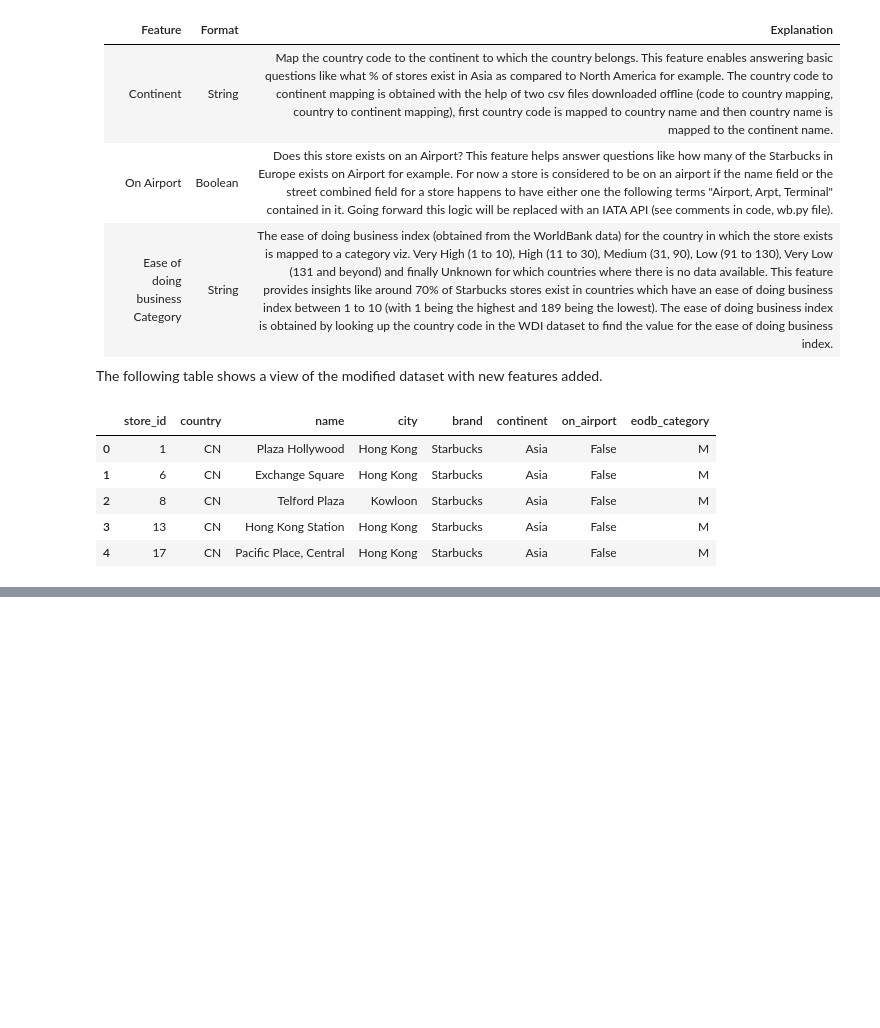
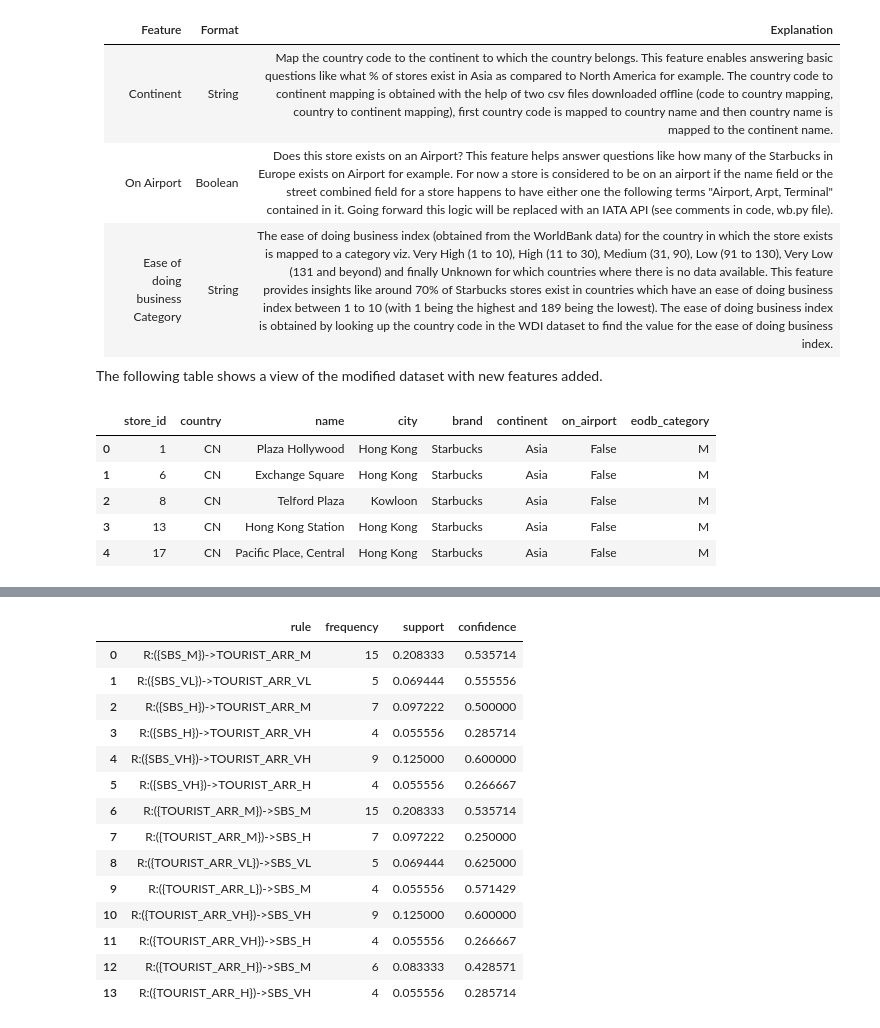
Before and after one commit to aarora79/sb_study, a Jupyter notebook: A data science tale about a coffee company.ipynb, the cells around one changed output, grey strips where cells are left out. Cells and saved outputs as stored; diff of their text form; code cells hidden in the pictures; blank space fills up the shorter version.

```diff
--- a/A data science tale about a coffee company.ipynb
+++ b/A data science tale about a coffee company.ipynb
@@ -208,0 +564,21 @@ Here is a listing of everything that is included alongwith a brief description.
+# %%
+import pandas as pd
+ASSOC_RULES_URL = 'https://raw.githubusercontent.com/aarora79/sb_study/master/output/association_rules/association_rules_2_features_min_support_0.05_and_min_confidence_0.25.csv'
+df1 = pd.read_csv(ASSOC_RULES_URL)
+df1
+# %% [output]
+|  | rule | frequency | support | confidence |
+| 0 | R:({SBS_M})->TOURIST_ARR_M | 15 | 0.208333 | 0.535714 |
+| 1 | R:({SBS_VL})->TOURIST_ARR_VL | 5 | 0.069444 | 0.555556 |
+| 2 | R:({SBS_H})->TOURIST_ARR_M | 7 | 0.097222 | 0.500000 |
+| 3 | R:({SBS_H})->TOURIST_ARR_VH | 4 | 0.055556 | 0.285714 |
+| 4 | R:({SBS_VH})->TOURIST_ARR_VH | 9 | 0.125000 | 0.600000 |
+| 5 | R:({SBS_VH})->TOURIST_ARR_H | 4 | 0.055556 | 0.266667 |
+| 6 | R:({TOURIST_ARR_M})->SBS_M | 15 | 0.208333 | 0.535714 |
+| 7 | R:({TOURIST_ARR_M})->SBS_H | 7 | 0.097222 | 0.250000 |
+| 8 | R:({TOURIST_ARR_VL})->SBS_VL | 5 | 0.069444 | 0.625000 |
+| 9 | R:({TOURIST_ARR_L})->SBS_M | 4 | 0.055556 | 0.571429 |
+| 10 | R:({TOURIST_ARR_VH})->SBS_VH | 9 | 0.125000 | 0.600000 |
+| 11 | R:({TOURIST_ARR_VH})->SBS_H | 4 | 0.055556 | 0.266667 |
+| 12 | R:({TOURIST_ARR_H})->SBS_M | 6 | 0.083333 | 0.428571 |
+| 13 | R:({TOURIST_ARR_H})->SBS_VH | 4 | 0.055556 | 0.285714 |
```
Also changed, not shown: parts of 53 cells of this notebook, 3 other files.
